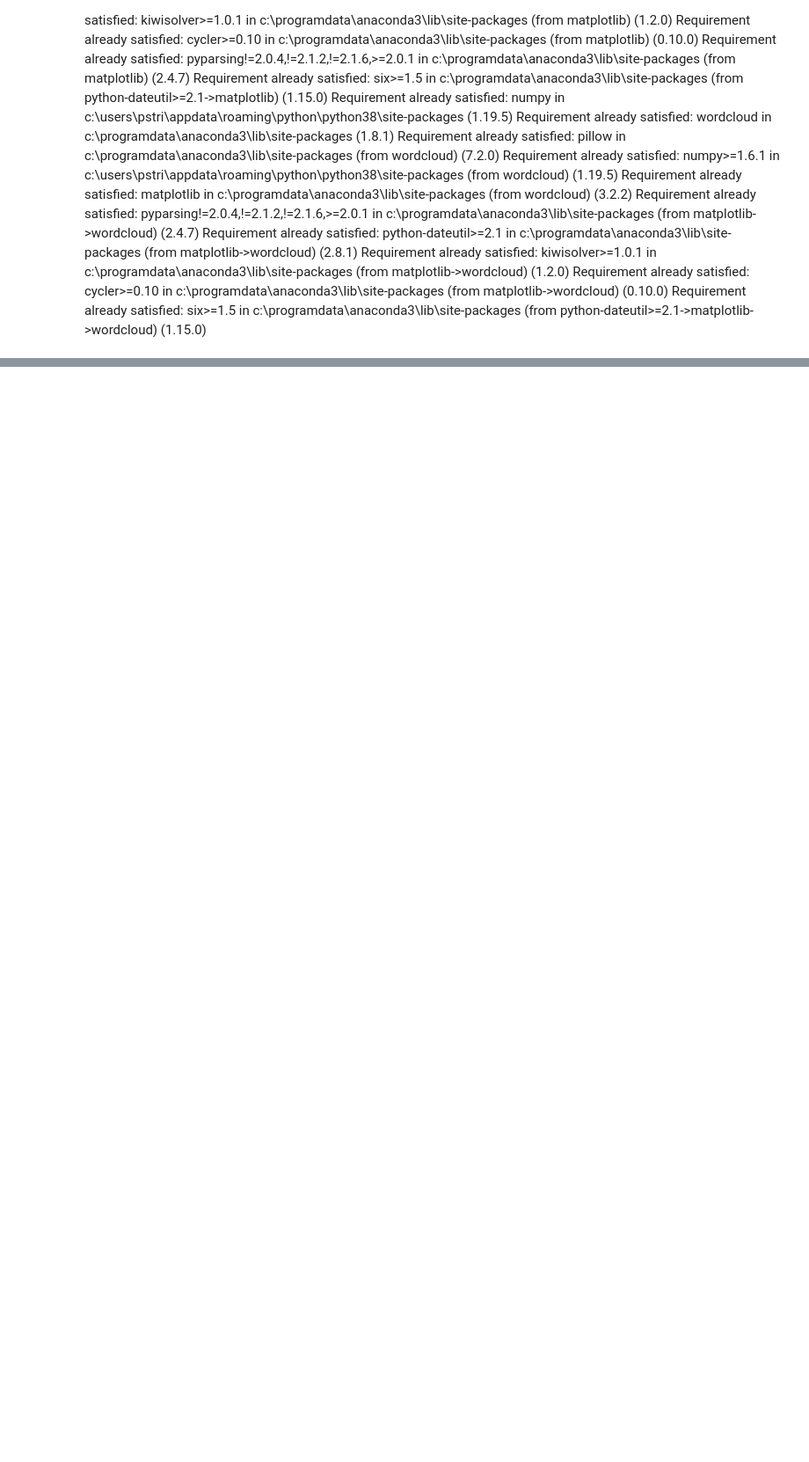
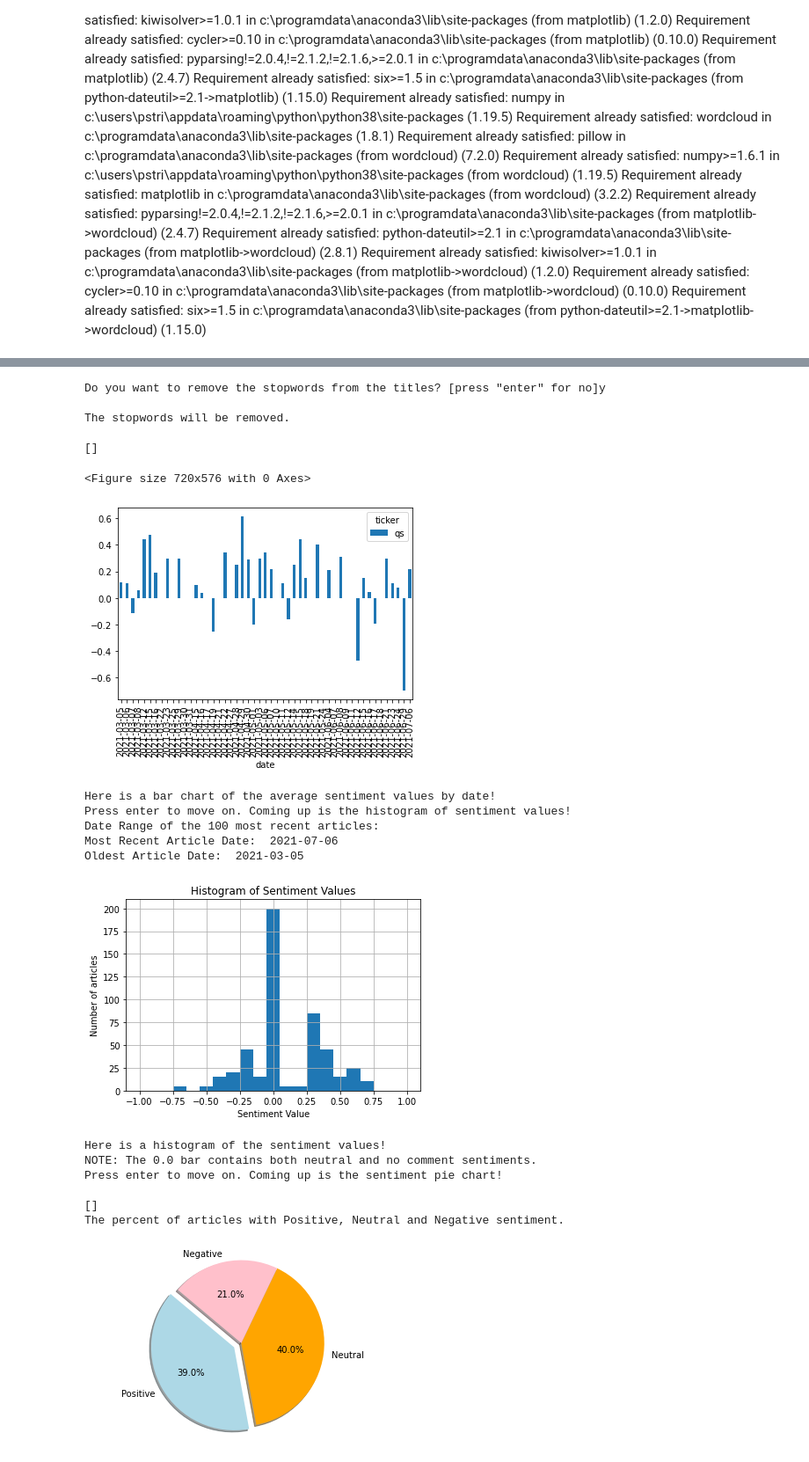
Before and after one commit to pstrito/PyFinviz, a Jupyter notebook: Sentiment_Analysis_finviz_nltk_Rev_2.3.ipynb, the cells around one changed output, grey strips where cells are left out. Shown at 88% size. Saved outputs shown, nothing was run; the diff lists cells and outputs as text; code cells hidden in the pictures; blank space fills up the shorter version.

```diff
--- a/Sentiment_Analysis_finviz_nltk_Rev_2.3.ipynb
+++ b/Sentiment_Analysis_finviz_nltk_Rev_2.3.ipynb
@@ -643,0 +586,11 @@ The percent of neutral sentiment numbers is:  40.0 %
+# %%
+
+#### SCRAPES FINVIZ for dataframe
+# instantiate class to scrape finviz data
+finvizdf = finvizStreamer()
+df = finvizdf.scrape_finziz()
+#------------------------
+#instantiate class to perform sentiment analysis
+sentiment = sentimentAnalytics()
+sentiment.main(df)
+# %% [output]
@@ -643,0 +608,20 @@ The percent of neutral sentiment numbers is:  40.0 %
+Do you want to remove the stopwords from the titles? [press "enter" for no]y
+
+The stopwords will be removed.
+
+[]
+<Figure size 720x576 with 0 Axes>
+[figure, added]
+Here is a bar chart of the average sentiment values by date!
+Press enter to move on. Coming up is the histogram of sentiment values!
+Date Range of the 100 most recent articles:
+Most Recent Article Date:  2021-07-06
+Oldest Article Date:  2021-03-05
+[figure, added]
+Here is a histogram of the sentiment values!
+NOTE: The 0.0 bar contains both neutral and no comment sentiments.
+Press enter to move on. Coming up is the sentiment pie chart!
+
+[]
+The percent of articles with Positive, Neutral and Negative sentiment.
+[figure, added]
```
Also changed, not shown: parts of 3 cells of this notebook.
